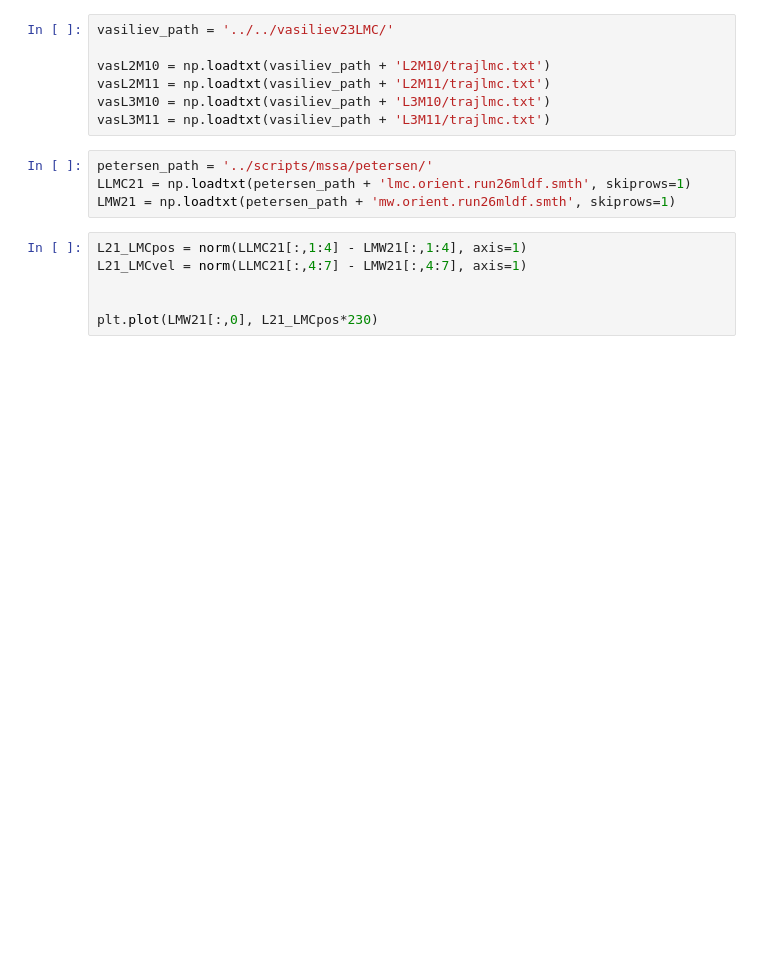
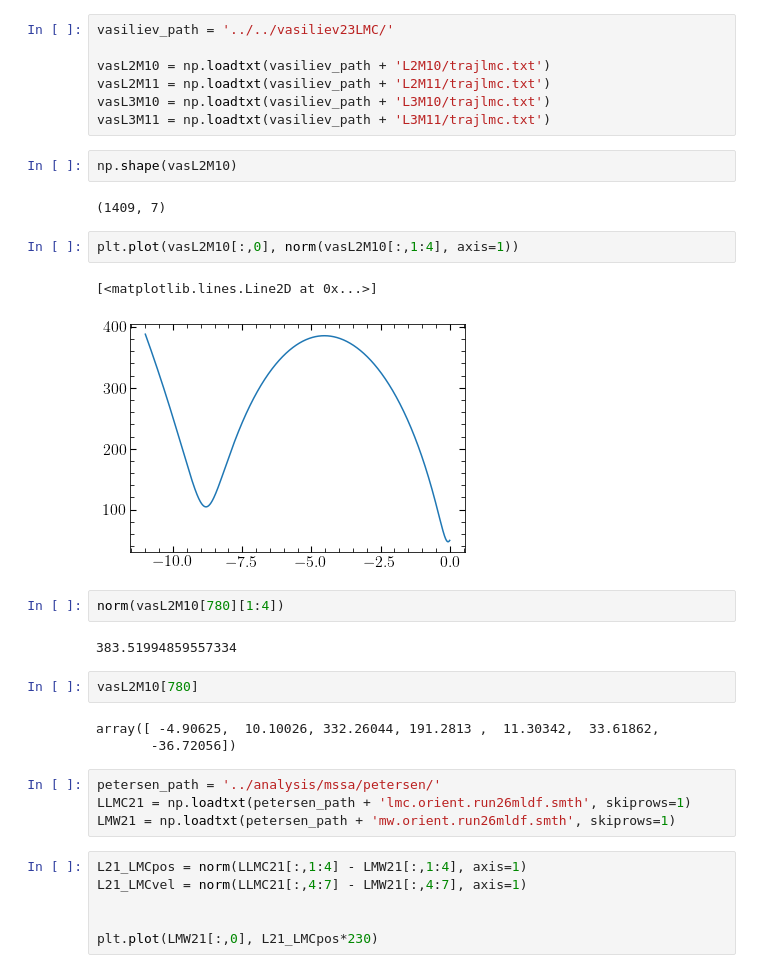
Before and after one commit to jngaravitoc/time-dependent-BFE, a Jupyter notebook: notebook/LMC_orbits.ipynb, the cells around one changed output. Drawn from its saved outputs; the diff is of its cells as text; blank space fills up the shorter version.

```diff
--- a/notebook/LMC_orbits.ipynb
+++ b/notebook/LMC_orbits.ipynb
@@ -12,8 +12,26 @@ vasL2M10 = np.loadtxt(vasiliev_path + 'L2M10/trajlmc.txt')
 vasL2M11 = np.loadtxt(vasiliev_path + 'L2M11/trajlmc.txt')
 vasL3M10 = np.loadtxt(vasiliev_path + 'L3M10/trajlmc.txt')
 vasL3M11 = np.loadtxt(vasiliev_path + 'L3M11/trajlmc.txt')
+# %%
+np.shape(vasL2M10)
+# %% [output]
+(1409, 7)
+# %%
+plt.plot(vasL2M10[:,0], norm(vasL2M10[:,1:4], axis=1))
+# %% [output]
+[<matplotlib.lines.Line2D at 0x...>]
+[figure, added]
+# %%
+norm(vasL2M10[780][1:4])
+# %% [output]
+383.51994859557334
+# %%
+vasL2M10[780]
+# %% [output]
+array([ -4.90625,  10.10026, 332.26044, 191.2813 ,  11.30342,  33.61862,
+       -36.72056])
 # %%
-petersen_path = '../scripts/mssa/petersen/'
+petersen_path = '../analysis/mssa/petersen/'
 LLMC21 = np.loadtxt(petersen_path + 'lmc.orient.run26mldf.smth', skiprows=1)
 LMW21 = np.loadtxt(petersen_path + 'mw.orient.run26mldf.smth', skiprows=1)
 # %%
```
Also changed, not shown: parts of 7 cells of this notebook.
